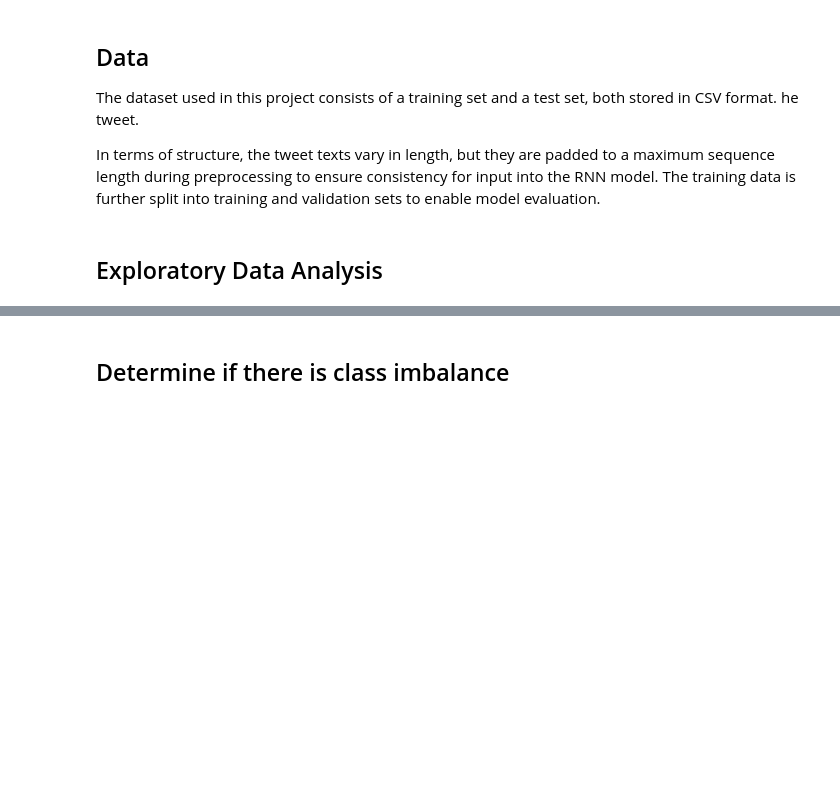
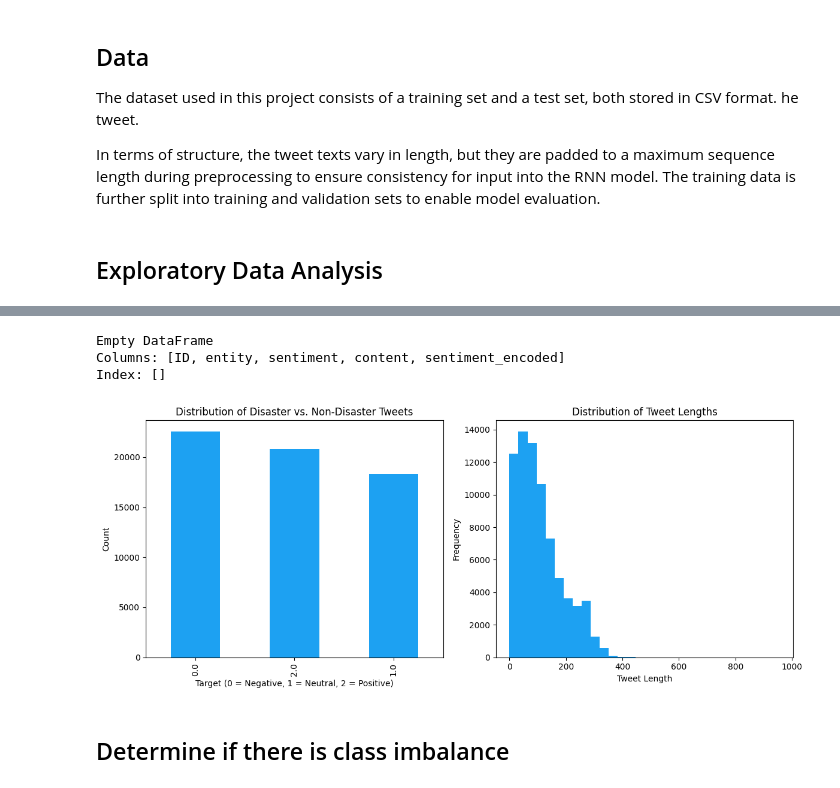
Before and after one commit to kaizenx/tweet-sentiment-classifier, a Jupyter notebook: sentiment.ipynb, the cells around one changed output, grey strips where cells are left out. Saved outputs shown, nothing was run; the diff lists cells and outputs as text; code cells hidden in the pictures; blank space fills up the shorter version.

```diff
--- a/sentiment.ipynb
+++ b/sentiment.ipynb
@@ -59,7 +77,6 @@ The dataset used in this project consists of a training set and a test set, both
 
 In terms of structure, the tweet texts vary in length, but they are padded to a maximum sequence length during preprocessing to ensure consistency for input into the RNN model. The training data is further split into training and validation sets to enable model evaluation.
 # %%
-train_df = pd.read_csv('data/train.csv')
-# test_df = pd.read_excel('data/test.xlsx')
-test_df = pd.read_csv('data/test.csv')
-sample_submission=pd.read_csv('data/sample_submission.csv')
+# Load the CSV file
+data = pd.read_csv('data/twitter_training.csv', names=['ID', 'entity', 'sentiment', 'content'])
+# data.rename(columns={'message to examine': 'text','label (depression result)':'target'}, inplace=True)
@@ -79,0 +121,7 @@ len(test_df)
+# %%
+# Define your mapping
+sentiment_mapping = {'Positive': 2, 'Neutral': 1, 'Negative': 0}
+
+# Map the sentiment column to the specified encoding
+data['sentiment_encoded'] = data['sentiment'].map(sentiment_mapping)
+data.head(5)
@@ -80,27 +135,39 @@ len(test_df)
+# %%
+# Find and display rows where 'content' is not a string
+
+data['content'] = data['content'].apply(lambda x: x if isinstance(x, str) else "")
+non_string_rows = data[~data['content'].apply(lambda x: isinstance(x, str))]
+print(non_string_rows)
+# %% [output]
+Empty DataFrame
+Columns: [ID, entity, sentiment, content, sentiment_encoded]
+Index: []
 # %%
 
 
 # Set up the figure size
 plt.figure(figsize=(12, 5))
 
 # Plot the distribution of the target variable
 plt.subplot(1, 2, 1)
-train_df['target'].value_counts().plot(kind='bar', color = '#1DA1F2')
+data['sentiment_encoded'].value_counts().plot(kind='bar', color = '#1DA1F2')
 plt.title('Distribution of Disaster vs. Non-Disaster Tweets')
-plt.xlabel('Target (0 = Non-Disaster, 1 = Disaster)')
+plt.xlabel('Target (0 = Negative, 1 = Neutral, 2 = Positive)')
 plt.ylabel('Count')
 
 # Plot the distribution of tweet lengths
 plt.subplot(1, 2, 2)
-train_df['tweet_length'] = train_df['text'].apply(len)
-train_df['tweet_length'].plot(kind='hist', bins=30, color = '#1DA1F2')
+data['tweet_length'] = data['content'].apply(len)
+data['tweet_length'].plot(kind='hist', bins=30, color = '#1DA1F2')
 plt.title('Distribution of Tweet Lengths')
 plt.xlabel('Tweet Length')
 plt.ylabel('Frequency')
 
 # Show the plots
 plt.tight_layout()
 plt.show()
+# %% [output]
+[figure, added]
 # %% [markdown]
 ## Determine if there is class imbalance
 # %%
```
Also changed, not shown: parts of 15 cells of this notebook, 1 other file.
